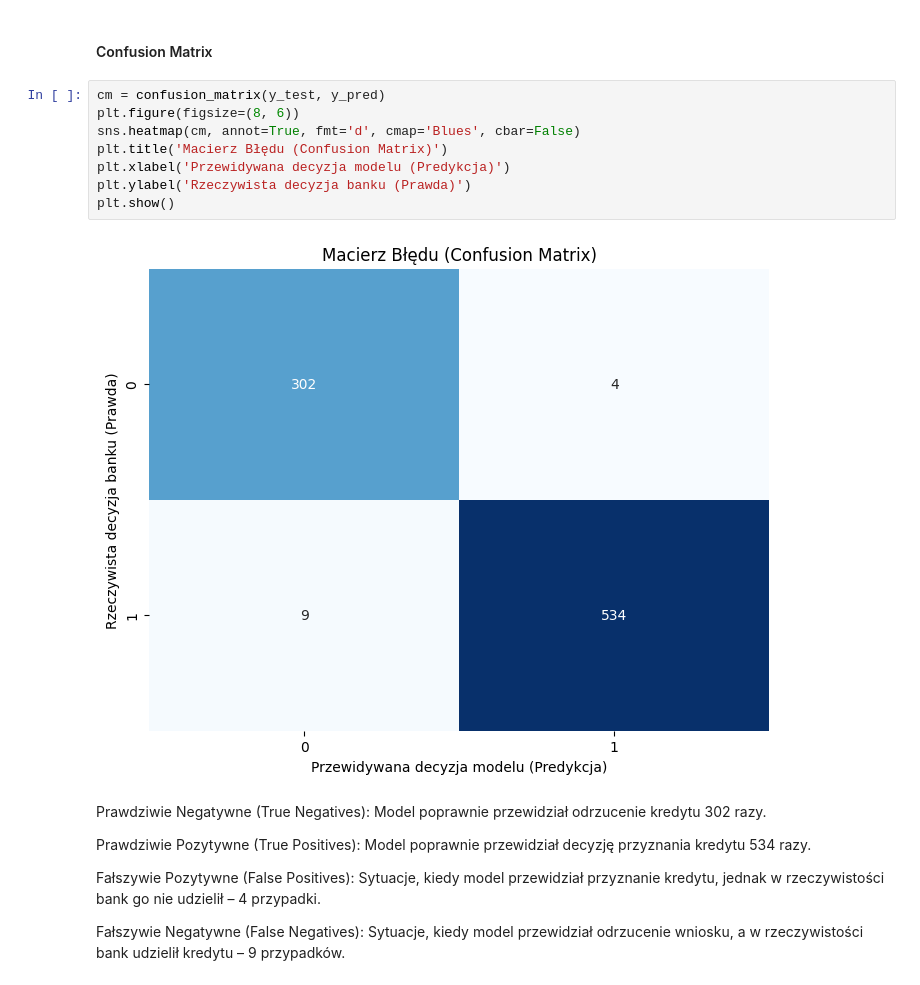
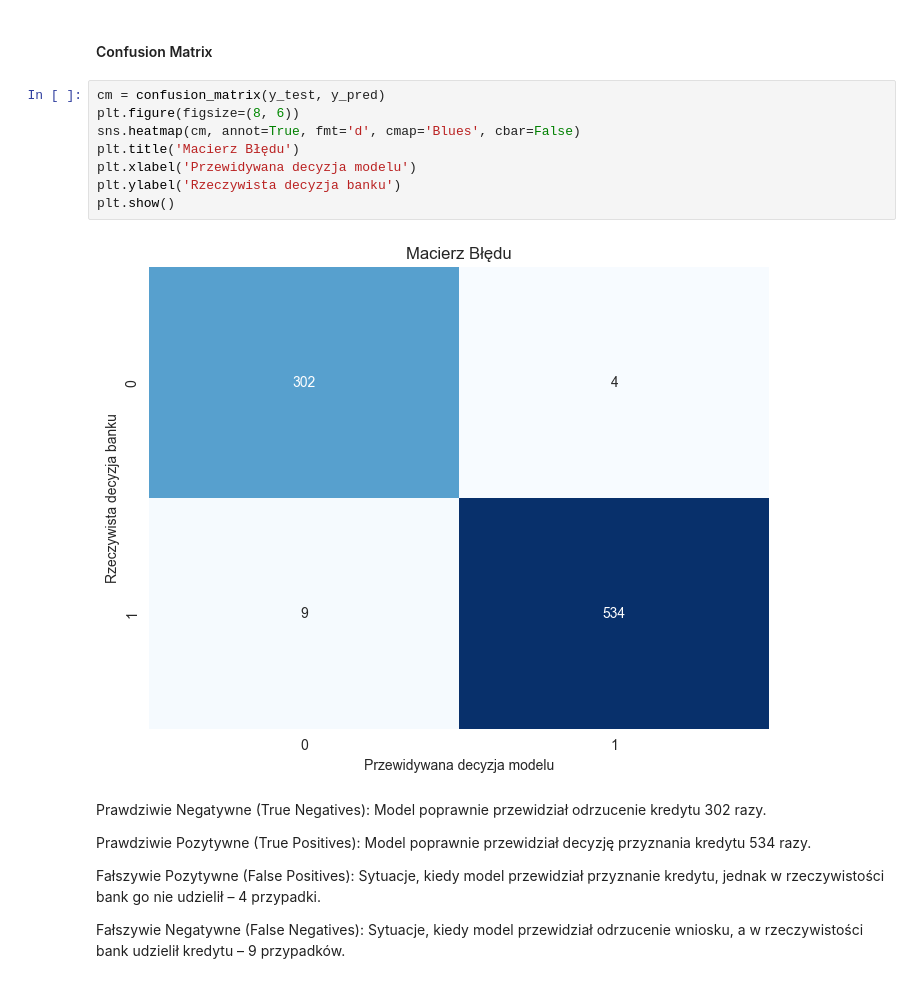
Before and after one commit to ssowula/Bank-Loan-Approval-Predictor, a Jupyter notebook: Analiza.ipynb, the cells around one changed output. Cells and saved outputs as stored; diff of their text form.

```diff
--- a/Analiza.ipynb
+++ b/Analiza.ipynb
@@ -203,13 +203,13 @@ Wyniki na poziomie 0.98 dla przyznań i 0.99 dla odrzuceń oznaczają, że model
 # %%
 cm = confusion_matrix(y_test, y_pred)
 plt.figure(figsize=(8, 6))
 sns.heatmap(cm, annot=True, fmt='d', cmap='Blues', cbar=False)
-plt.title('Macierz Błędu (Confusion Matrix)')
-plt.xlabel('Przewidywana decyzja modelu (Predykcja)')
-plt.ylabel('Rzeczywista decyzja banku (Prawda)')
+plt.title('Macierz Błędu')
+plt.xlabel('Przewidywana decyzja modelu')
+plt.ylabel('Rzeczywista decyzja banku')
 plt.show()
 # %% [output]
-[figure, old version]
+[figure, new version]
 # %% [markdown]
 Prawdziwie Negatywne (True Negatives): Model poprawnie przewidział odrzucenie kredytu 302 razy.
 
```
Also changed, not shown: parts of 1 cell of this notebook, 8 other files.
